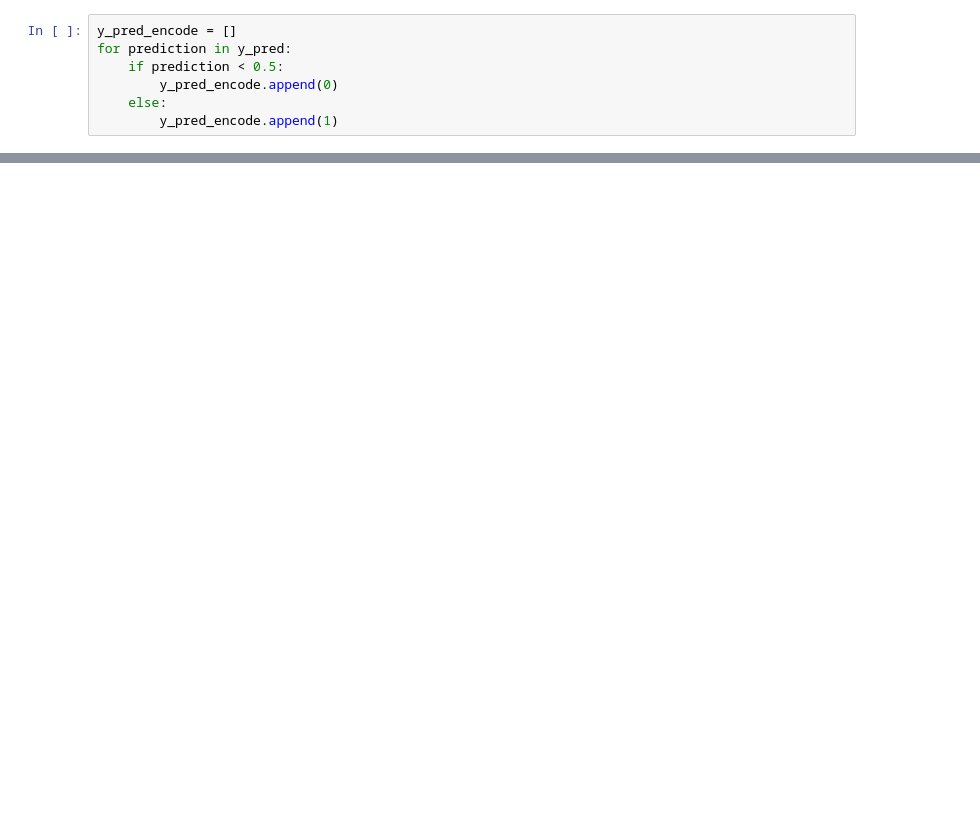
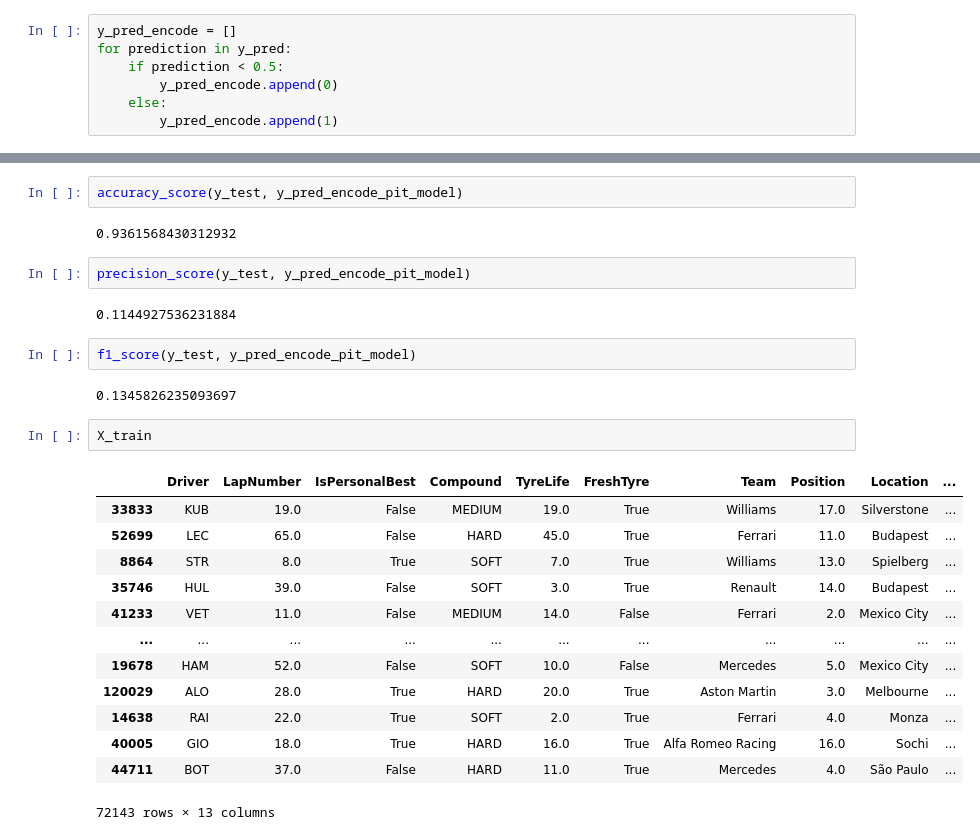
Before and after one commit to le-dav/f1-binottor, a Jupyter notebook: notebooks/model_trials.ipynb, the cells around one changed output, grey strips where cells are left out. Drawn from its saved outputs; the diff is of its cells as text; blank space fills up the shorter version.

```diff
--- a/notebooks/model_trials.ipynb
+++ b/notebooks/model_trials.ipynb
@@ -664,0 +509,28 @@ third_precision
+# %%
+accuracy_score(y_test, y_pred_encode_pit_model)
+# %% [output]
+0.9361568430312932
+# %%
+precision_score(y_test, y_pred_encode_pit_model)
+# %% [output]
+0.1144927536231884
+# %%
+f1_score(y_test, y_pred_encode_pit_model)
+# %% [output]
+0.1345826235093697
+# %%
+X_train
+# %% [output]
+|  | Driver | LapNumber | IsPersonalBest | Compound | TyreLife | FreshTyre | Team | Position | Location | ... |
+| 33833 | KUB | 19.0 | False | MEDIUM | 19.0 | True | Williams | 17.0 | Silverstone | ... |
+| 52699 | LEC | 65.0 | False | HARD | 45.0 | True | Ferrari | 11.0 | Budapest | ... |
+| 8864 | STR | 8.0 | True | SOFT | 7.0 | True | Williams | 13.0 | Spielberg | ... |
+| 35746 | HUL | 39.0 | False | SOFT | 3.0 | True | Renault | 14.0 | Budapest | ... |
+| 41233 | VET | 11.0 | False | MEDIUM | 14.0 | False | Ferrari | 2.0 | Mexico City | ... |
+| ... | ... | ... | ... | ... | ... | ... | ... | ... | ... | ... |
+| 19678 | HAM | 52.0 | False | SOFT | 10.0 | False | Mercedes | 5.0 | Mexico City | ... |
+| 120029 | ALO | 28.0 | True | HARD | 20.0 | True | Aston Martin | 3.0 | Melbourne | ... |
+| 14638 | RAI | 22.0 | True | SOFT | 2.0 | True | Ferrari | 4.0 | Monza | ... |
+| 40005 | GIO | 18.0 | True | HARD | 16.0 | True | Alfa Romeo Racing | 16.0 | Sochi | ... |
+| 44711 | BOT | 37.0 | False | HARD | 11.0 | True | Mercedes | 4.0 | São Paulo | ... |
+72143 rows × 13 columns
```
Also changed, not shown: parts of 67 cells of this notebook.
